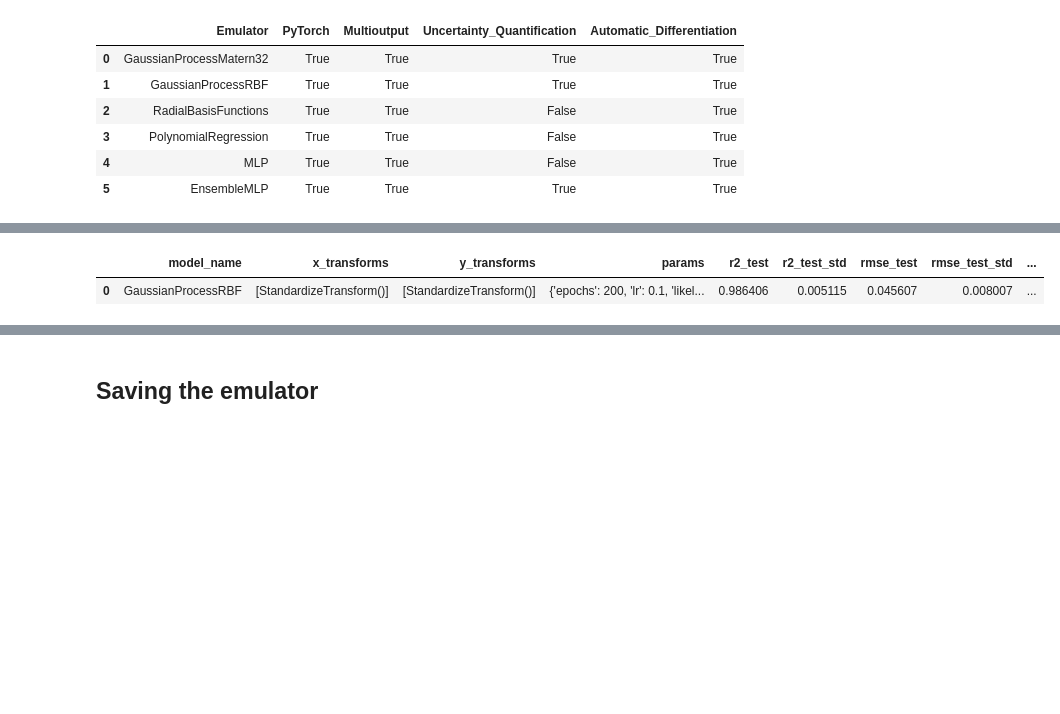
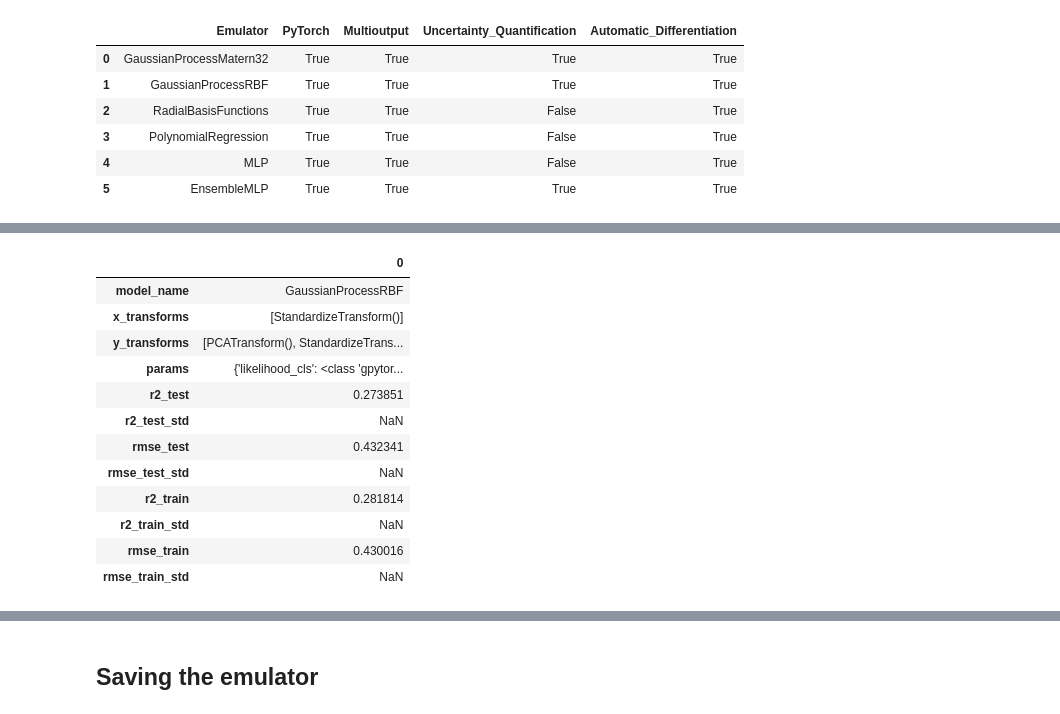
Before and after one commit to festim-dev/festim-emulate, a Jupyter notebook: tds_fitting/main.ipynb, the cells around one changed output, grey strips where cells are left out. Saved outputs shown, nothing was run; the diff lists cells and outputs as text; code cells hidden in the pictures; blank space fills up the shorter version.

```diff
--- a/tds_fitting/main.ipynb
+++ b/tds_fitting/main.ipynb
@@ -39,9 +39,9 @@ plt.show()
 # %% [markdown]
 ### Training data
 # %%
-n_samples = 100
+n_samples = 1800
 
-input_samples = simulator.sample_inputs(n_samples)
+X = simulator.sample_inputs(n_samples)
 
-input_samples.shape
+X.shape
 # %% [output]
@@ -49,4 +49,4 @@ torch.Size([100, 4])
 # %%
-y, _ = simulator.forward_batch(input_samples)
-y.shape
+Y, _ = simulator.forward_batch(X)
+Y.shape
 # %% [output]
@@ -84,5 +75,48 @@ INFO    2026-01-16 14:13:37,726 - autoemulate - Using metric 'r2' to determine b
+# %%
+from autoemulate.core.compare import AutoEmulate
+from autoemulate.transforms import StandardizeTransform, PCATransform
+import torch
+
+
+# Convert to tensors
+x, y = torch.Tensor(X).float(), torch.Tensor(Y).float()
+
+# Split into train/test data
+test_idx = [np.array([13, 39, 30, 45, 17, 48, 26, 25, 32, 19])]
+train_idx = np.setdiff1d(np.arange(len(x)), test_idx)
+
+# Run AutoEmulate
+ae = AutoEmulate(
+    x[train_idx],
+    y[train_idx],
+    models=["GaussianProcessRBF"],
+    x_transforms_list=[[StandardizeTransform()]],
+    y_transforms_list=[[
+        PCATransform(n_components=8),
+        StandardizeTransform()
+    ]],
+    # fewer bootstraps to reduce computation time, though more uncertainty on test score
+    n_bootstraps=None,
+    log_level="error",
+    model_params={"posterior_predictive": True},
+    transformed_emulator_params={
+        "full_covariance": False,
+        "output_from_samples": False
+    }
+)
 # %%
-ae.summarise()
+ae.summarise().T
 # %% [output]
-|  | model_name | x_transforms | y_transforms | params | r2_test | r2_test_std | rmse_test | rmse_test_std | ... |
-| 0 | GaussianProcessRBF | [StandardizeTransform()] | [StandardizeTransform()] | {'epochs': 200, 'lr': 0.1, 'likel... | 0.986406 | 0.005115 | 0.045607 | 0.008007 | ... |
+|  | 0 |
+| model_name | GaussianProcessRBF |
+| x_transforms | [StandardizeTransform()] |
+| y_transforms | [PCATransform(), StandardizeTrans... |
+| params | {'likelihood_cls': <class 'gpytor... |
+| r2_test | 0.273851 |
+| r2_test_std | NaN |
+| rmse_test | 0.432341 |
+| rmse_test_std | NaN |
+| r2_train | 0.281814 |
+| r2_train_std | NaN |
+| rmse_train | 0.430016 |
+| rmse_train_std | NaN |
```
Also changed, not shown: parts of 23 cells of this notebook.
